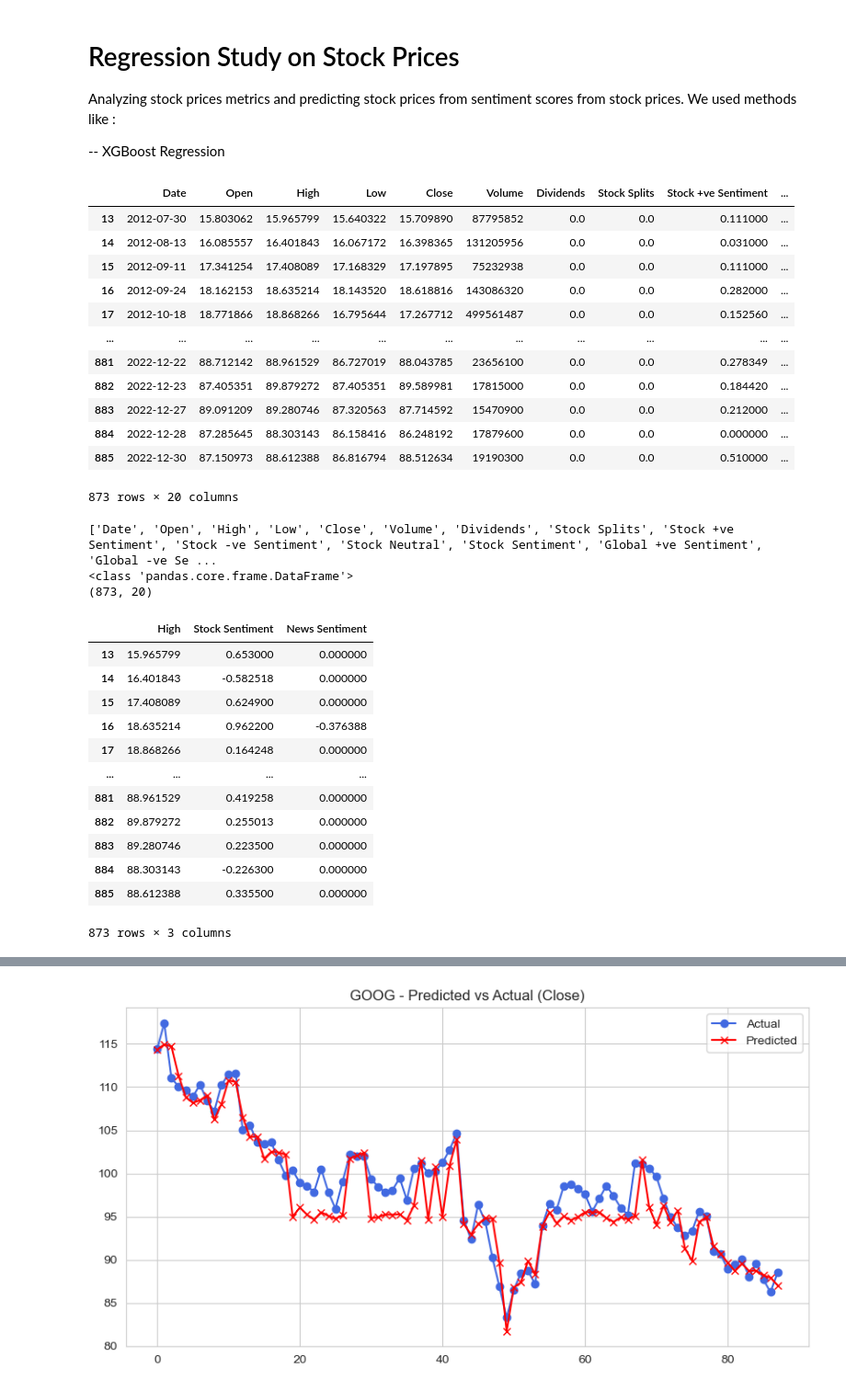
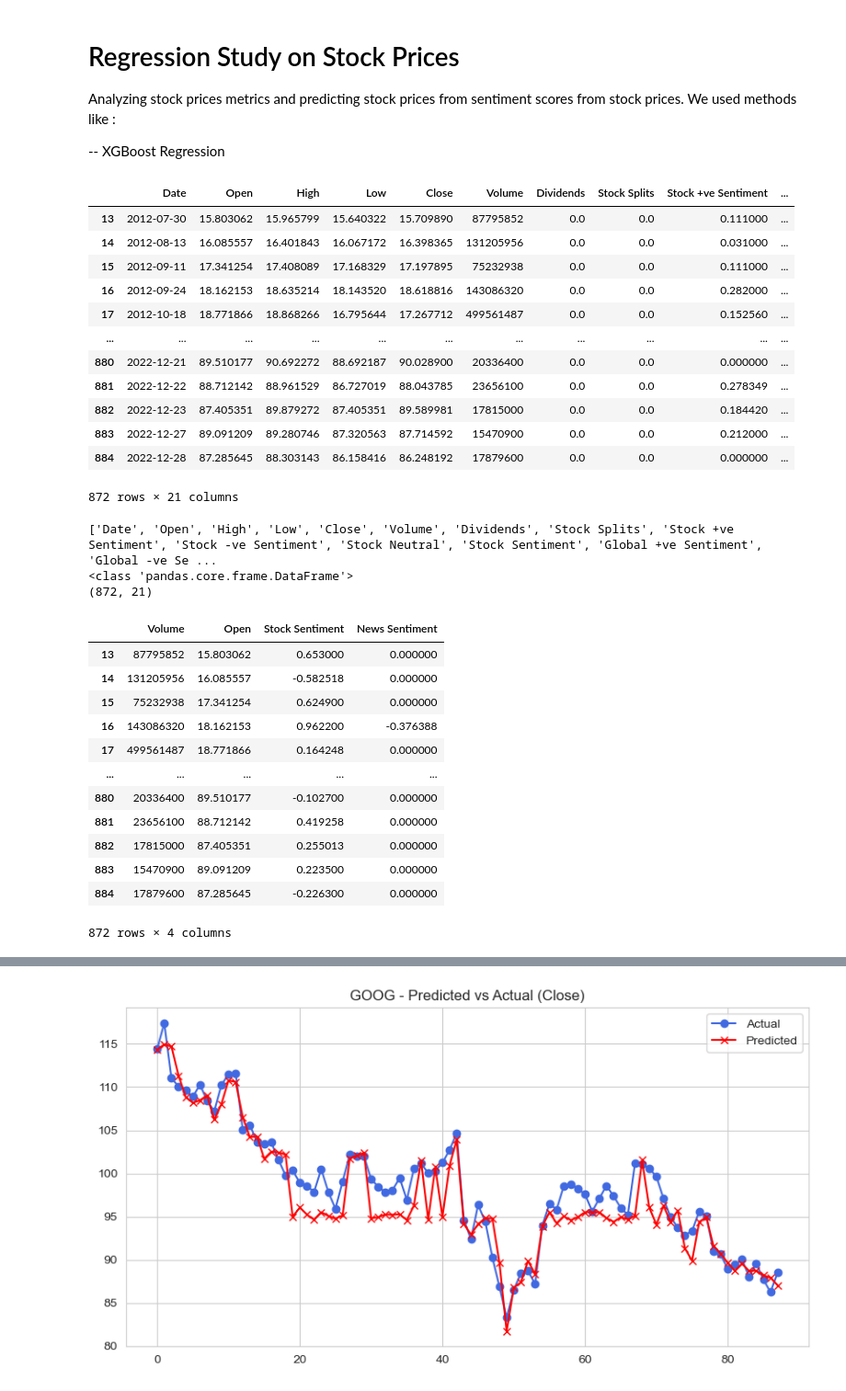
Before and after one commit to rishabhtyagi989/SIGNS_2024, a Jupyter notebook: stock_price_pred_xgb.ipynb, the cells around one changed output, grey strips where cells are left out. Shown at 92% size. Drawn from its saved outputs; the diff is of its cells as text; code cells hidden in the pictures.

```diff
--- a/stock_price_pred_xgb.ipynb
+++ b/stock_price_pred_xgb.ipynb
@@ -138,6 +138,7 @@ def preprocess_and_merge_data(stock_symbols, start_date, end_date, interval):
         merged_df['Difference'] = merged_df['Close'].diff()
         # merged_df['Trend'] = merged_df['Close'].diff().apply(categorize_change)
         merged_df['PD'] = merged_df['Close'].pct_change() * 100
+        merged_df['Next Day Closing'] = merged_df['Close'].shift(-1)
 
         # Drop the first row where PD is NaN
         merged_df = merged_df.dropna(subset=['PD'])
@@ -160,19 +161,19 @@ stock_data['GOOG']
 | 16 | 2012-09-24 | 18.162153 | 18.635214 | 18.143520 | 18.618816 | 143086320 | 0.0 | 0.0 | 0.282000 | ... |
 | 17 | 2012-10-18 | 18.771866 | 18.868266 | 16.795644 | 17.267712 | 499561487 | 0.0 | 0.0 | 0.152560 | ... |
 | ... | ... | ... | ... | ... | ... | ... | ... | ... | ... | ... |
+| 880 | 2022-12-21 | 89.510177 | 90.692272 | 88.692187 | 90.028900 | 20336400 | 0.0 | 0.0 | 0.000000 | ... |
 | 881 | 2022-12-22 | 88.712142 | 88.961529 | 86.727019 | 88.043785 | 23656100 | 0.0 | 0.0 | 0.278349 | ... |
 | 882 | 2022-12-23 | 87.405351 | 89.879272 | 87.405351 | 89.589981 | 17815000 | 0.0 | 0.0 | 0.184420 | ... |
 | 883 | 2022-12-27 | 89.091209 | 89.280746 | 87.320563 | 87.714592 | 15470900 | 0.0 | 0.0 | 0.212000 | ... |
 | 884 | 2022-12-28 | 87.285645 | 88.303143 | 86.158416 | 86.248192 | 17879600 | 0.0 | 0.0 | 0.000000 | ... |
-| 885 | 2022-12-30 | 87.150973 | 88.612388 | 86.816794 | 88.512634 | 19190300 | 0.0 | 0.0 | 0.510000 | ... |
-873 rows × 20 columns
+872 rows × 21 columns
 # %%
 
 
 print(Xfeatures)
 
 Stock_Features = ['Volume', 'Open', 'Stock Sentiment', 'News Sentiment']
-Stock_Metrics = ['SMA', 'Close', 'PD']
+Stock_Metrics = ['SMA', 'Close', 'PD', 'Next Day Closing']
 Trends = ['Price Movement']
 
 print(type(stock_data['GOOG']))
@@ -180,23 +181,23 @@ print(stock_data['GOOG'].shape)
 # %% [output]
 ['Date', 'Open', 'High', 'Low', 'Close', 'Volume', 'Dividends', 'Stock Splits', 'Stock +ve Sentiment', 'Stock -ve Sentiment', 'Stock Neutral', 'Stock Sentiment', 'Global +ve Sentiment', 'Global -ve Se ...
 <class 'pandas.core.frame.DataFrame'>
-(873, 20)
+(872, 21)
 # %%
-stock_data['GOOG'][Features]
+stock_data['GOOG'][Stock_Features]
 # %% [output]
-|  | High | Stock Sentiment | News Sentiment |
-| 13 | 15.965799 | 0.653000 | 0.000000 |
-| 14 | 16.401843 | -0.582518 | 0.000000 |
-| 15 | 17.408089 | 0.624900 | 0.000000 |
-| 16 | 18.635214 | 0.962200 | -0.376388 |
-| 17 | 18.868266 | 0.164248 | 0.000000 |
-| ... | ... | ... | ... |
-| 881 | 88.961529 | 0.419258 | 0.000000 |
-| 882 | 89.879272 | 0.255013 | 0.000000 |
-| 883 | 89.280746 | 0.223500 | 0.000000 |
-| 884 | 88.303143 | -0.226300 | 0.000000 |
-| 885 | 88.612388 | 0.335500 | 0.000000 |
+|  | Volume | Open | Stock Sentiment | News Sentiment |
+| 13 | 87795852 | 15.803062 | 0.653000 | 0.000000 |
+| 14 | 131205956 | 16.085557 | -0.582518 | 0.000000 |
+| 15 | 75232938 | 17.341254 | 0.624900 | 0.000000 |
+| 16 | 143086320 | 18.162153 | 0.962200 | -0.376388 |
+| 17 | 499561487 | 18.771866 | 0.164248 | 0.000000 |
+| ... | ... | ... | ... | ... |
+| 880 | 20336400 | 89.510177 | -0.102700 | 0.000000 |
+| 881 | 23656100 | 88.712142 | 0.419258 | 0.000000 |
+| 882 | 17815000 | 87.405351 | 0.255013 | 0.000000 |
+| 883 | 15470900 | 89.091209 | 0.223500 | 0.000000 |
+| 884 | 17879600 | 87.285645 | -0.226300 | 0.000000 |
-873 rows × 3 columns
+872 rows × 4 columns
 # %%
 # g = sns.pairplot(stock_data['GOOG'], x_vars=Features, y_vars=Targets)
 # names = df.columns.map(lambda t: t.split('(')[0])
```
Also changed, not shown: parts of 3 cells of this notebook, 1 other file.
